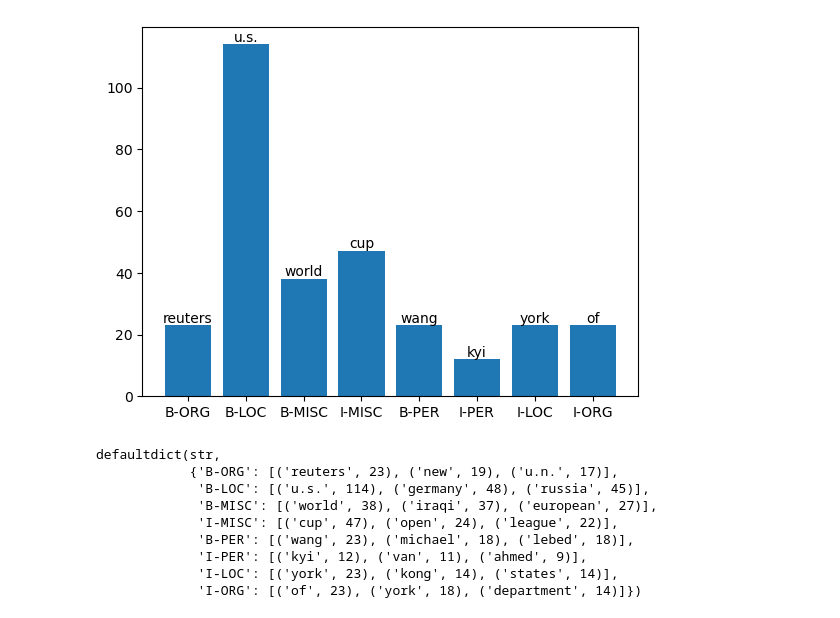
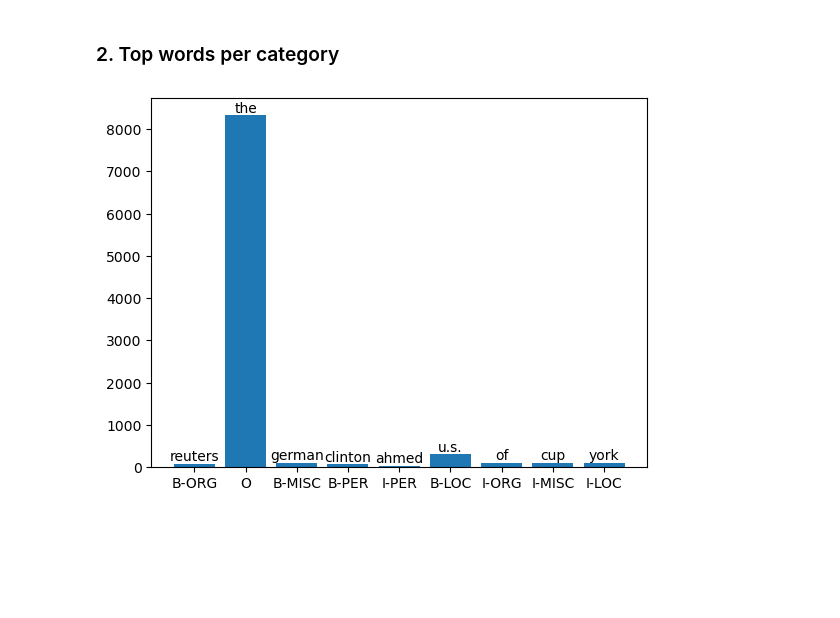
Before and after one commit to AnkurSatya/VU_ML-for-NLP, a Jupyter notebook: code/assignment1/analyze_distribution.ipynb, the cells around one changed output. Cells and saved outputs as stored; diff of their text form; code cells hidden in the pictures; blank space fills up the shorter version.

```diff
--- a/code/assignment1/analyze_distribution.ipynb
+++ b/code/assignment1/analyze_distribution.ipynb
@@ -128,32 +178,7 @@ defaultdict(str,
-# %%
-labels = list(top_k_words.keys())
-
-width = 0.35
-
-top_words = []
-top_words_count = []
-
-for label in labels:
-    word, word_count = top_k_words[label][0]
-    top_words.append(word)
-    top_words_count.append(word_count)
-
-bar1 = plt.bar(labels, top_words_count)
-
-for i, rect in enumerate(bar1):
-    height = rect.get_height()
-    plt.text(rect.get_x() + rect.get_width() / 2.0, height, top_words[i], ha='center', va='bottom')
-# %% [output]
-[figure, removed]
-# %%
-top_k_words
-# %% [output]
-defaultdict(str,
-            {'B-ORG': [('reuters', 23), ('new', 19), ('u.n.', 17)],
-             'B-LOC': [('u.s.', 114), ('germany', 48), ('russia', 45)],
-             'B-MISC': [('world', 38), ('iraqi', 37), ('european', 27)],
-             'I-MISC': [('cup', 47), ('open', 24), ('league', 22)],
-             'B-PER': [('wang', 23), ('michael', 18), ('lebed', 18)],
-             'I-PER': [('kyi', 12), ('van', 11), ('ahmed', 9)],
-             'I-LOC': [('york', 23), ('kong', 14), ('states', 14)],
-             'I-ORG': [('of', 23), ('york', 18), ('department', 14)]})
+# %% [markdown]
+### 2. Top words per  category
+# %%
+train_top_k_words = get_top_k_words_per_category(train_data, k=3)
+plot_top_k_words(train_top_k_words)
+# %% [output]
+[figure, added]
```
Also changed, not shown: parts of 21 cells of this notebook.
